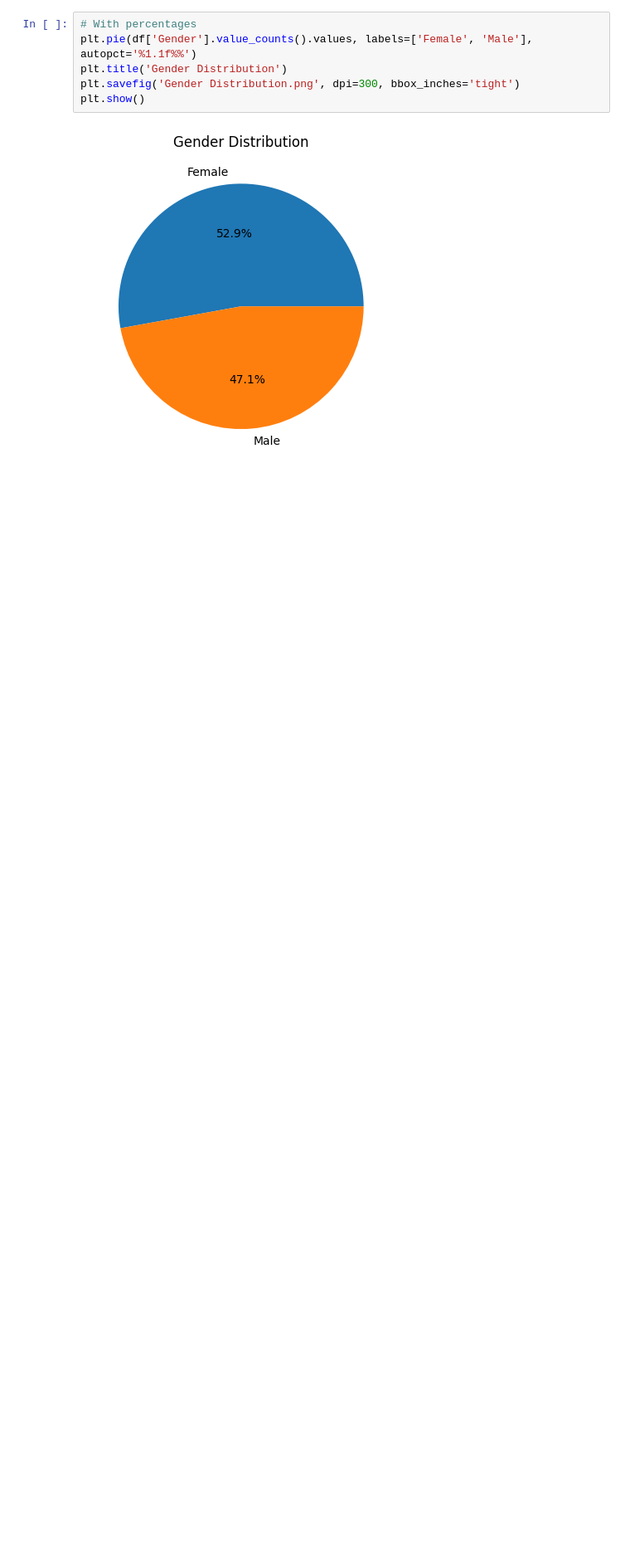
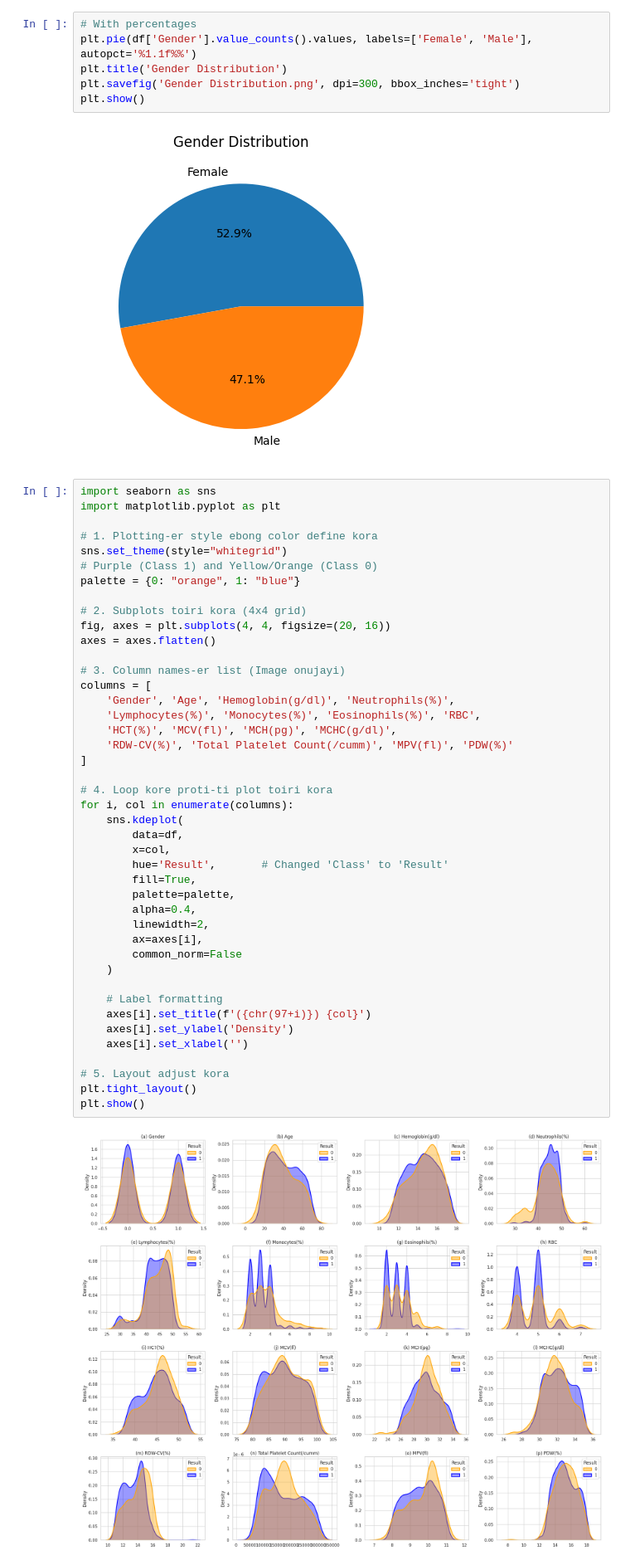
Before and after one commit to fariya09ahmed-commits/Fariya-Ahmed, a Jupyter notebook: paper1_dengue_detection.ipynb, the cells around one changed output. Shown at 83% size. Drawn from its saved outputs; the diff is of its cells as text; blank space fills up the shorter version.

```diff
--- a/paper1_dengue_detection.ipynb
+++ b/paper1_dengue_detection.ipynb
@@ -350,3 +350,48 @@ plt.savefig('Gender Distribution.png', dpi=300, bbox_inches='tight')
 plt.show()
 # %% [output]
 [figure]
+# %%
+import seaborn as sns
+import matplotlib.pyplot as plt
+
+# 1. Plotting-er style ebong color define kora
+sns.set_theme(style="whitegrid")
+# Purple (Class 1) and Yellow/Orange (Class 0)
+palette = {0: "orange", 1: "blue"}
+
+# 2. Subplots toiri kora (4x4 grid)
+fig, axes = plt.subplots(4, 4, figsize=(20, 16))
+axes = axes.flatten()
+
+# 3. Column names-er list (Image onujayi)
+columns = [
+    'Gender', 'Age', 'Hemoglobin(g/dl)', 'Neutrophils(%)',
+    'Lymphocytes(%)', 'Monocytes(%)', 'Eosinophils(%)', 'RBC',
+    'HCT(%)', 'MCV(fl)', 'MCH(pg)', 'MCHC(g/dl)',
+    'RDW-CV(%)', 'Total Platelet Count(/cumm)', 'MPV(fl)', 'PDW(%)'
+]
+
+# 4. Loop kore proti-ti plot toiri kora
+for i, col in enumerate(columns):
+    sns.kdeplot(
+        data=df,
+        x=col,
+        hue='Result',       # Changed 'Class' to 'Result'
+        fill=True,
+        palette=palette,
+        alpha=0.4,
+        linewidth=2,
+        ax=axes[i],
+        common_norm=False
+    )
+
+    # Label formatting
+    axes[i].set_title(f'({chr(97+i)}) {col}')
+    axes[i].set_ylabel('Density')
+    axes[i].set_xlabel('')
+
+# 5. Layout adjust kora
+plt.tight_layout()
+plt.show()
+# %% [output]
+[figure, added]
```
